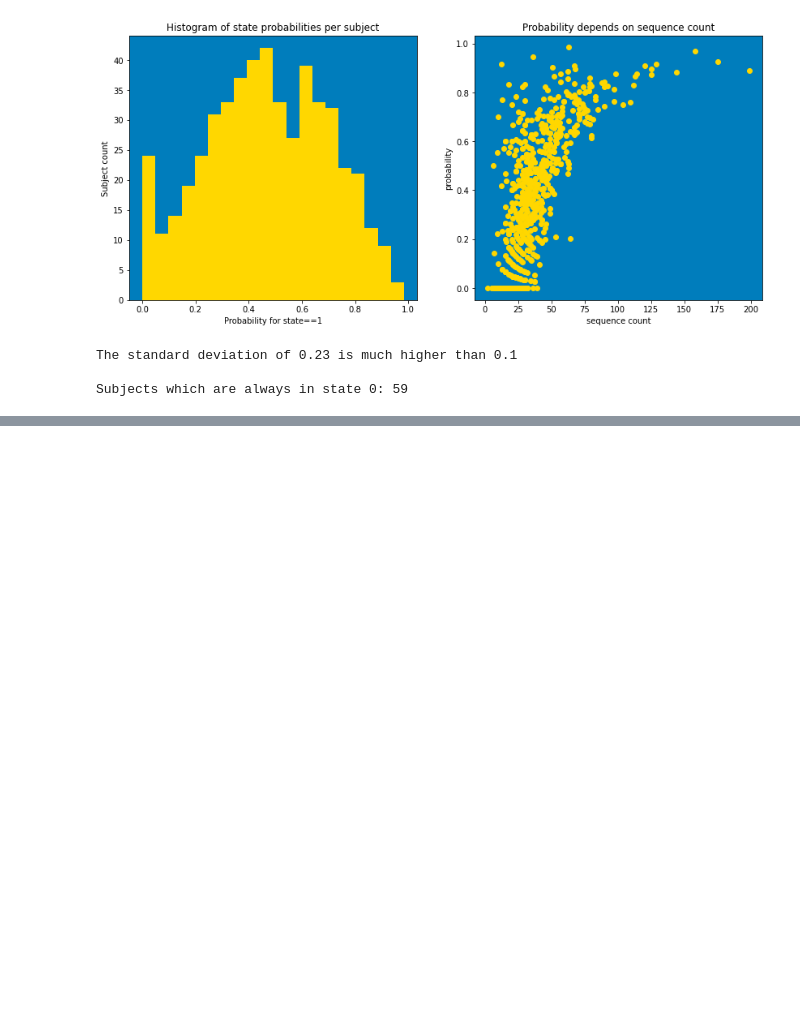
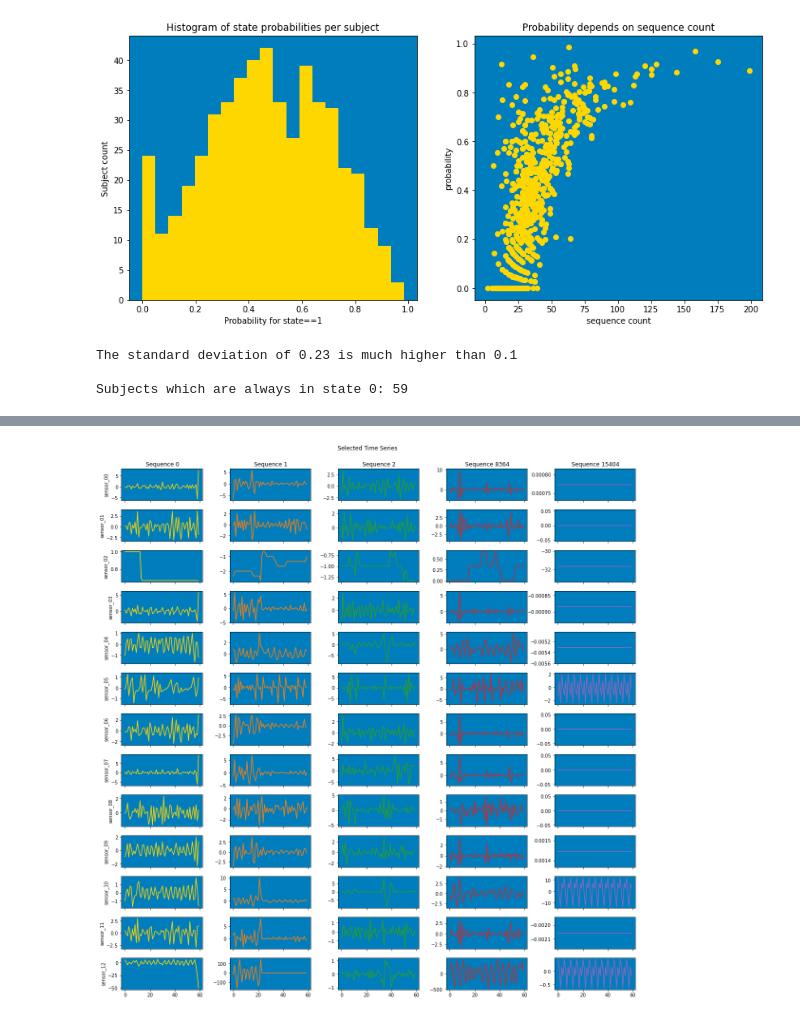
Before and after one commit to ProfessorErdo/tps_notebooks, a Jupyter notebook: tps-apr-2022.ipynb, the cells around one changed output, grey strips where cells are left out. Saved outputs shown, nothing was run; the diff lists cells and outputs as text; code cells hidden in the pictures; blank space fills up the shorter version.

```diff
--- a/tps-apr-2022.ipynb
+++ b/tps-apr-2022.ipynb
@@ -155,0 +201,5 @@ Subjects which are always in state 0: 59
+# %%
+print('Count of unique values per sensor:')
+for sensor in range(13):
+    sensor_name = f'sensor_{sensor:02d}'
+    print(f'{sensor_name}: {len(np.unique(train[sensor_name])):6d}')
@@ -155,0 +221,22 @@ Subjects which are always in state 0: 59
+# %%
+sequences = [0, 1, 2, 8364, 15404]
+
+fig, axes = plt.subplots(13, len(sequences),
+                         sharex=True, figsize=(16, 16))
+#axes = axes.flatten()
+for i in range(13):
+    sensor_name = f'sensor_{i:02d}'
+    for j, sequence in enumerate(sequences):
+        sns.lineplot(x=range(60), y=train[train.sequence==sequence][sensor_name],
+                 color=plt.rcParams['axes.prop_cycle'].by_key()['color'][j % 10],
+                 ax=axes[i, j])
+
+        if i == 0: axes[i, j].set_title(f' Sequence {sequence}')
+        else: axes[i, j].set_title('')
+        if sequence == sequences[0]: axes[i, j].set_ylabel(sensor_name)
+        else: axes[i, j].set_ylabel('')
+fig.tight_layout(w_pad=0.1)
+plt.suptitle('Selected Time Series', y=1.02)
+plt.show()
+# %% [output]
+[figure, added]
```
Also changed, not shown: parts of 17 cells of this notebook.
